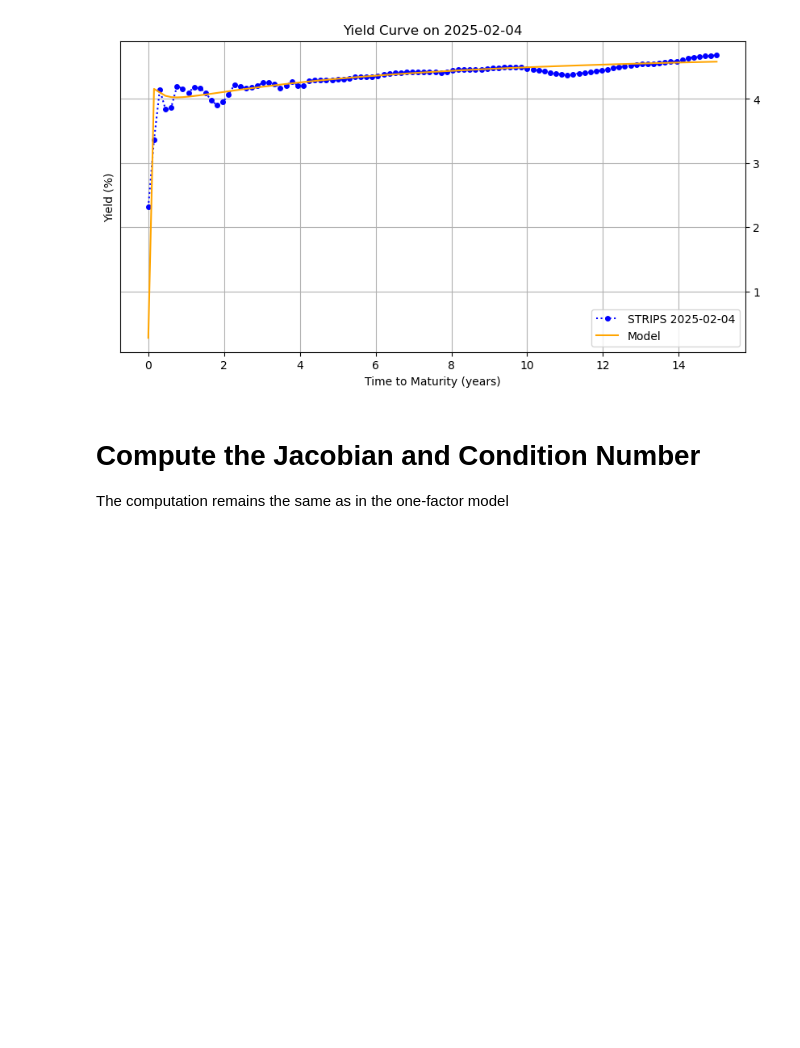
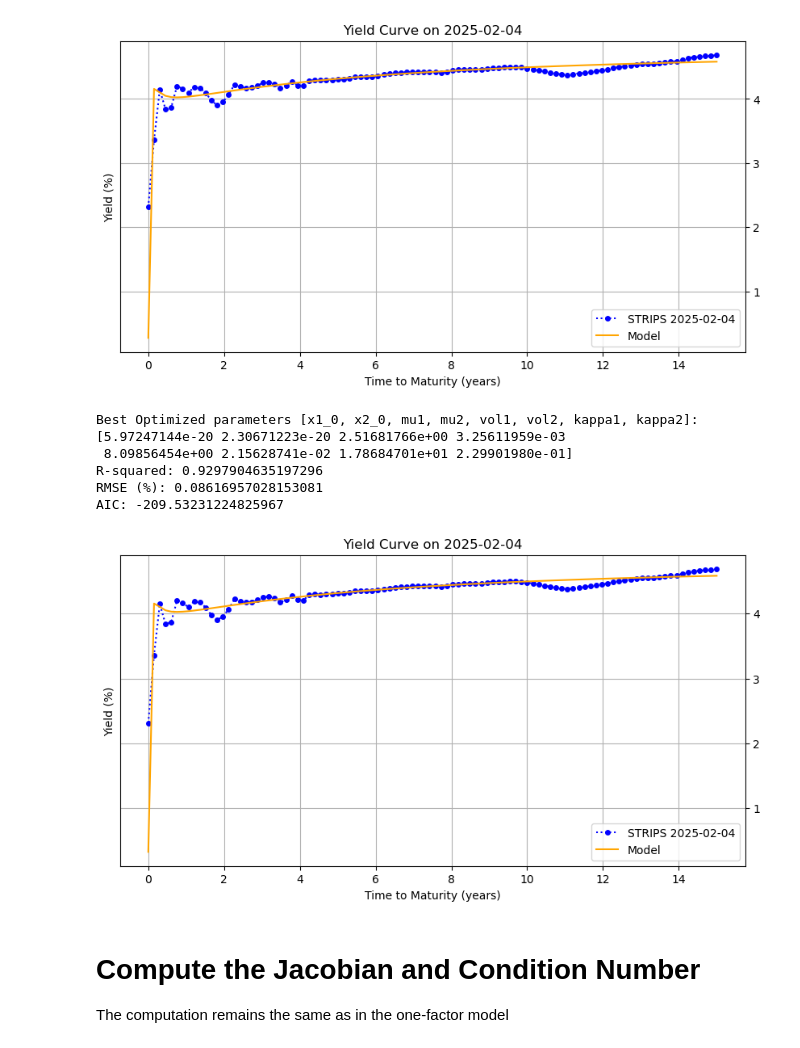
Before and after one commit to divija-rao/FixedIncome, a Jupyter notebook: Vasicek Model.ipynb, the cells around one changed output. Drawn from its saved outputs; the diff is of its cells as text; code cells hidden in the pictures; blank space fills up the shorter version.

Commit message:
1F and 2F Vasicek Model

```diff
--- a/Vasicek Model.ipynb
+++ b/Vasicek Model.ipynb
@@ -783,6 +782,40 @@ R-squared: 0.9298260888974433
 RMSE (%): 0.08614770563777917
 AIC: -209.55565926584936
 [figure]
+# %%
+# Try different initial guesses
+initial_guesses = [
+    [0.02, 0.02, 0.01, 0.01, 0.05, 0.05, 0.3, 0.1],
+    [0.03, 0.01, 0.02, 0.02, 0.1, 0.1, 0.5, 0.2],
+    [0.01, 0.03, 0.03, 0.01, 0.05, 0.05, 0.2, 0.4]
+]
+
+best_result = None
+best_rmse = float('inf')
+
+for x0 in initial_guesses:
+    m = Two_Factor_Model(0.02, 0.02, 0.01, 0.01, 0.05, 0.05, 0.3, 0.1)
+    fitter = Fitter(m, yields, times, 'Q')  # Use original yields and times
+    result = fitter.fit(x0)
+    rmse = fitter.rmse()
+    if rmse < best_rmse:
+        best_rmse = rmse
+        best_result = result
+        best_model = m
+
+print("Best Optimized parameters [x1_0, x2_0, mu1, mu2, vol1, vol2, kappa1, kappa2]:", best_result.x)
+print("R-squared:", fitter.r_squared())
+print("RMSE (%):", fitter.rmse())
+print("AIC:", fitter.aic())
+
+plot_yields(dt, times, yields, m)
+# %% [output]
+Best Optimized parameters [x1_0, x2_0, mu1, mu2, vol1, vol2, kappa1, kappa2]: [5.97247144e-20 2.30671223e-20 2.51681766e+00 3.25611959e-03
+ 8.09856454e+00 2.15628741e-02 1.78684701e+01 2.29901980e-01]
+R-squared: 0.9297904635197296
+RMSE (%): 0.08616957028153081
+AIC: -209.53231224825967
+[figure, added]
 # %% [markdown]
 # Compute the Jacobian and Condition Number
 The computation remains the same as in the one-factor model
```
Also changed, not shown: parts of 9 cells of this notebook.
